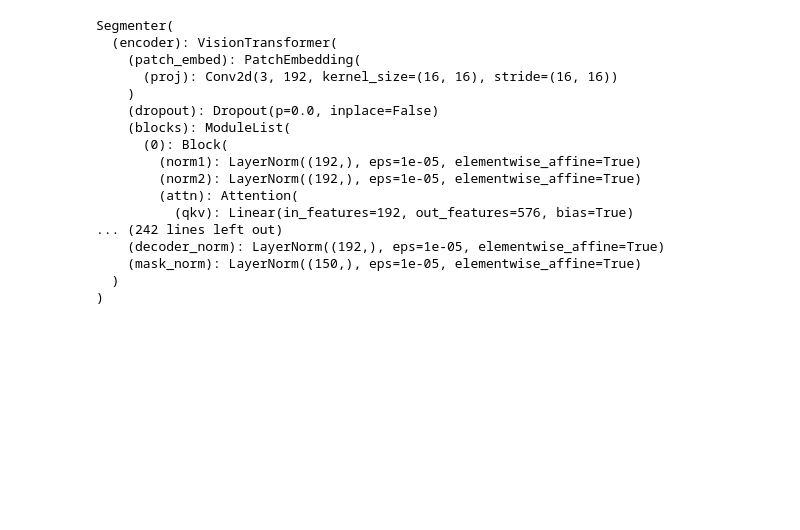
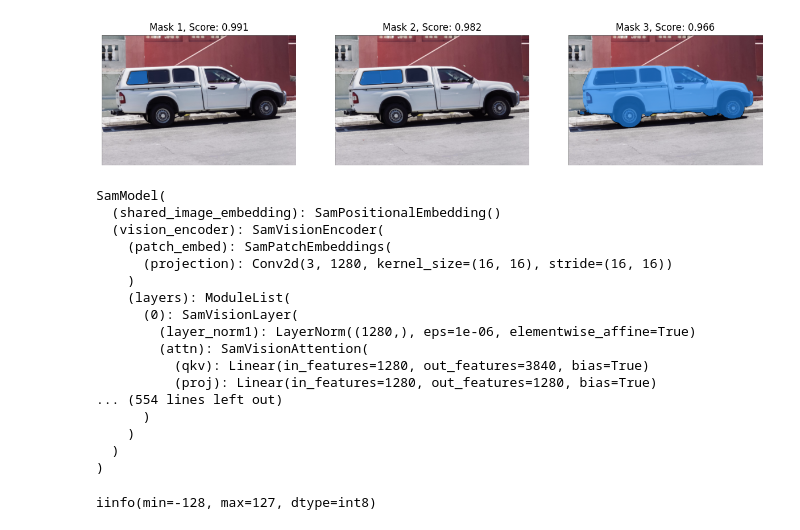
Before and after one commit to hchautran/algm-segmenter, a Jupyter notebook: quantization.ipynb, the cells around one changed output. Drawn from its saved outputs; the diff is of its cells as text; code cells hidden in the pictures; blank space fills up the shorter version.

```diff
--- a/quantization.ipynb
+++ b/quantization.ipynb
@@ -112,0 +233,12 @@ tensor([[[[ 1.2511,  1.2511,  1.2511,  ..., -0.1723, -0.1723, -0.1723],
+# %%
+
+
+device = torch.device("cuda" if torch.cuda.is_available() else "cpu")
+model = SamModel.from_pretrained("facebook/sam-vit-huge").to(device)
+processor = SamProcessor.from_pretrained("facebook/sam-vit-huge")
+num_params = model.num_parameters()
+print(f'number of params {num_params/ 1e+9}B')
+fp32_mem_footprint = model.float().get_memory_footprint()
+print('footprint of the fp32 model in MBs:', fp32_mem_footprint/1e+6)
+fp32_mem_footprint = model.half().get_memory_footprint()
+print('footprint of the fp16 model in MBs:', fp32_mem_footprint/1e+6)
@@ -112,0 +341,12 @@ tensor([[[[ 1.2511,  1.2511,  1.2511,  ..., -0.1723, -0.1723, -0.1723],
+# %%
+from PIL import Image
+import matplotlib.pyplot as plt
+import requests
+
+img_url = "https://huggingface.co/ybelkada/segment-anything/resolve/main/assets/car.png"
+raw_image = Image.open(requests.get(img_url, stream=True).raw).convert("RGB")
+
+plt.imshow(raw_image)
+
+inputs = processor(raw_image, return_tensors="pt").to(device)
+image_embeddings = model.get_image_embeddings(inputs["pixel_values"].half())
@@ -112,0 +355,3 @@ tensor([[[[ 1.2511,  1.2511,  1.2511,  ..., -0.1723, -0.1723, -0.1723],
+# %%
+input_points = [[[450, 600]]]
+show_points_on_image(raw_image, input_points[0])
@@ -113,20 +360,40 @@ tensor([[[[ 1.2511,  1.2511,  1.2511,  ..., -0.1723, -0.1723, -0.1723],
+# %%
+inputs = processor(raw_image, input_points=input_points, return_tensors="pt").to(device)
+# pop the pixel_values as they are not neded
+
+inputs.pop("pixel_values", None)
+inputs.update({"image_embeddings": image_embeddings})
+
+with torch.no_grad():
+    outputs = model(**inputs)
+
+masks = processor.image_processor.post_process_masks(outputs.pred_masks.float().cpu(), inputs["original_sizes"].cpu(), inputs["reshaped_input_sizes"].cpu())
+scores = outputs.iou_scores
+# %%
+show_masks_on_image(raw_image, masks[0], scores)
+# %% [output]
+[figure, added]
 # %%
 model
 # %% [output]
-Segmenter(
-  (encoder): VisionTransformer(
-    (patch_embed): PatchEmbedding(
-      (proj): Conv2d(3, 192, kernel_size=(16, 16), stride=(16, 16))
+SamModel(
+  (shared_image_embedding): SamPositionalEmbedding()
+  (vision_encoder): SamVisionEncoder(
+    (patch_embed): SamPatchEmbeddings(
+      (projection): Conv2d(3, 1280, kernel_size=(16, 16), stride=(16, 16))
     )
-    (dropout): Dropout(p=0.0, inplace=False)
-    (blocks): ModuleList(
-      (0): Block(
-        (norm1): LayerNorm((192,), eps=1e-05, elementwise_affine=True)
-        (norm2): LayerNorm((192,), eps=1e-05, elementwise_affine=True)
-        (attn): Attention(
-          (qkv): Linear(in_features=192, out_features=576, bias=True)
-... (242 lines left out)
-    (decoder_norm): LayerNorm((192,), eps=1e-05, elementwise_affine=True)
-    (mask_norm): LayerNorm((150,), eps=1e-05, elementwise_affine=True)
+    (layers): ModuleList(
+      (0): SamVisionLayer(
+        (layer_norm1): LayerNorm((1280,), eps=1e-06, elementwise_affine=True)
+        (attn): SamVisionAttention(
+          (qkv): Linear(in_features=1280, out_features=3840, bias=True)
+          (proj): Linear(in_features=1280, out_features=1280, bias=True)
+... (554 lines left out)
+      )
+    )
   )
 )
+# %%
+torch.iinfo(torch.int8)
+# %% [output]
+iinfo(min=-128, max=127, dtype=int8)
```
Also changed, not shown: parts of 28 cells of this notebook, 8 other files.
